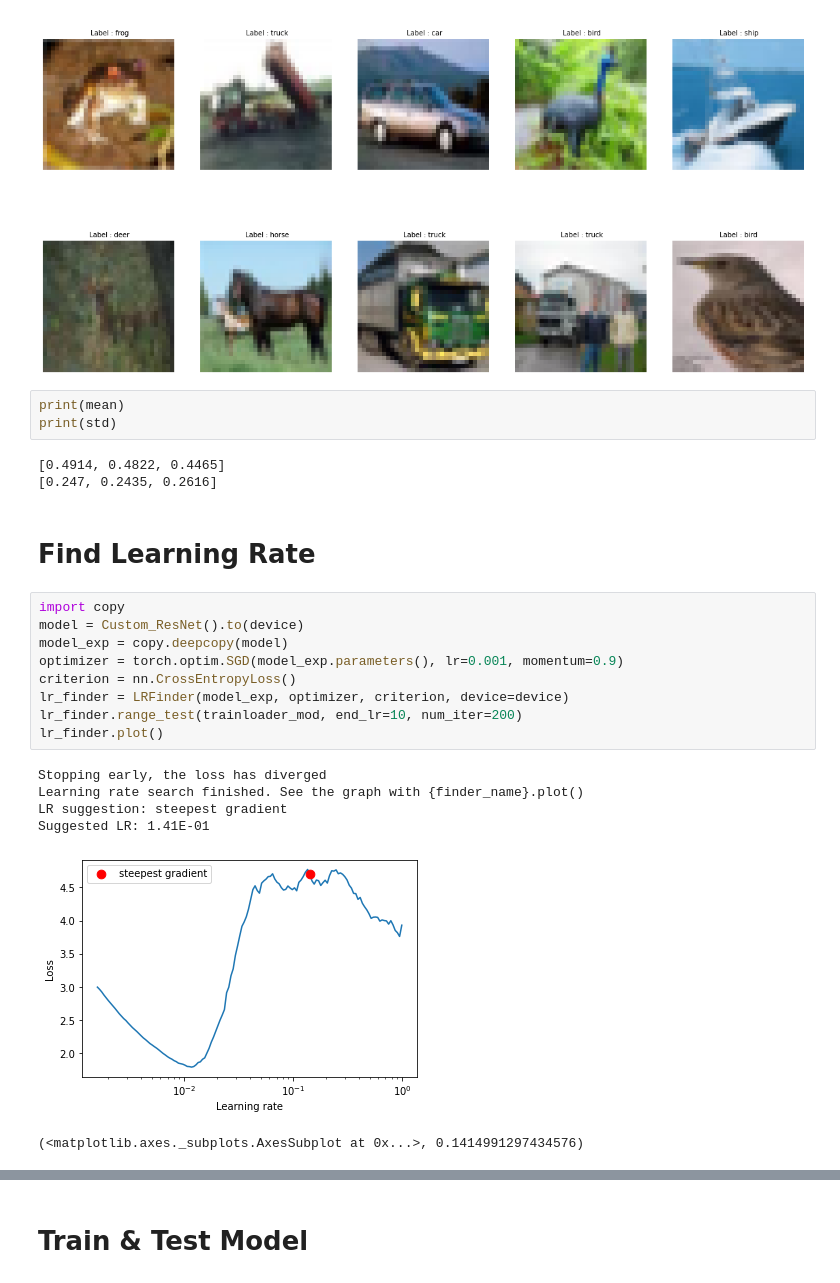
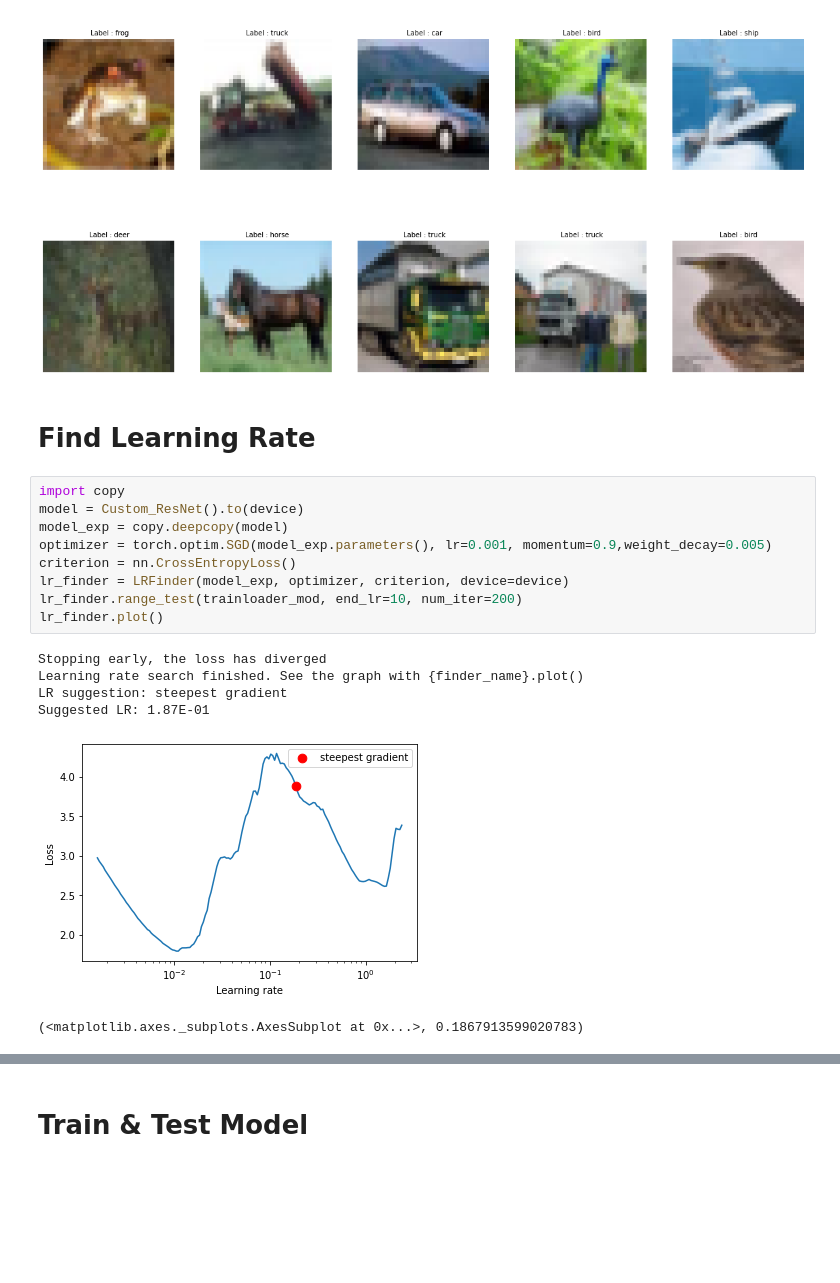
Before and after one commit to MPGarg/Assignment-8, a Jupyter notebook: EVA8_Assigment_8.ipynb, the cells around one changed output, grey strips where cells are left out. Drawn from its saved outputs; the diff is of its cells as text; blank space fills up the shorter version.

```diff
--- a/EVA8_Assigment_8.ipynb
+++ b/EVA8_Assigment_8.ipynb
@@ -97,30 +97,24 @@ Files already downloaded and verified
 Files already downloaded and verified
 Files already downloaded and verified
 [figure]
-# %%
-print(mean)
-print(std)
-# %% [output]
-[0.4914, 0.4822, 0.4465]
-[0.247, 0.2435, 0.2616]
 # %% [markdown]
 # Find Learning Rate
 # %%
 import copy
 model = Custom_ResNet().to(device)
 model_exp = copy.deepcopy(model)
-optimizer = torch.optim.SGD(model_exp.parameters(), lr=0.001, momentum=0.9)
+optimizer = torch.optim.SGD(model_exp.parameters(), lr=0.001, momentum=0.9,weight_decay=0.005)
 criterion = nn.CrossEntropyLoss()
 lr_finder = LRFinder(model_exp, optimizer, criterion, device=device)
 lr_finder.range_test(trainloader_mod, end_lr=10, num_iter=200)
 lr_finder.plot()
 # %% [output]
 Stopping early, the loss has diverged
 Learning rate search finished. See the graph with {finder_name}.plot()
 LR suggestion: steepest gradient
-Suggested LR: 1.41E-01
+Suggested LR: 1.87E-01
-[figure, old version]
+[figure, new version]
-(<matplotlib.axes._subplots.AxesSubplot at 0x...>, 0.1414991297434576)
+(<matplotlib.axes._subplots.AxesSubplot at 0x...>, 0.1867913599020783)
 # %%
 min_loss = min(lr_finder.history['loss'])
 ler_rate = lr_finder.history['lr'][np.argmin(lr_finder.history['loss'], axis=0)]
```
Also changed, not shown: parts of 6 cells of this notebook.
